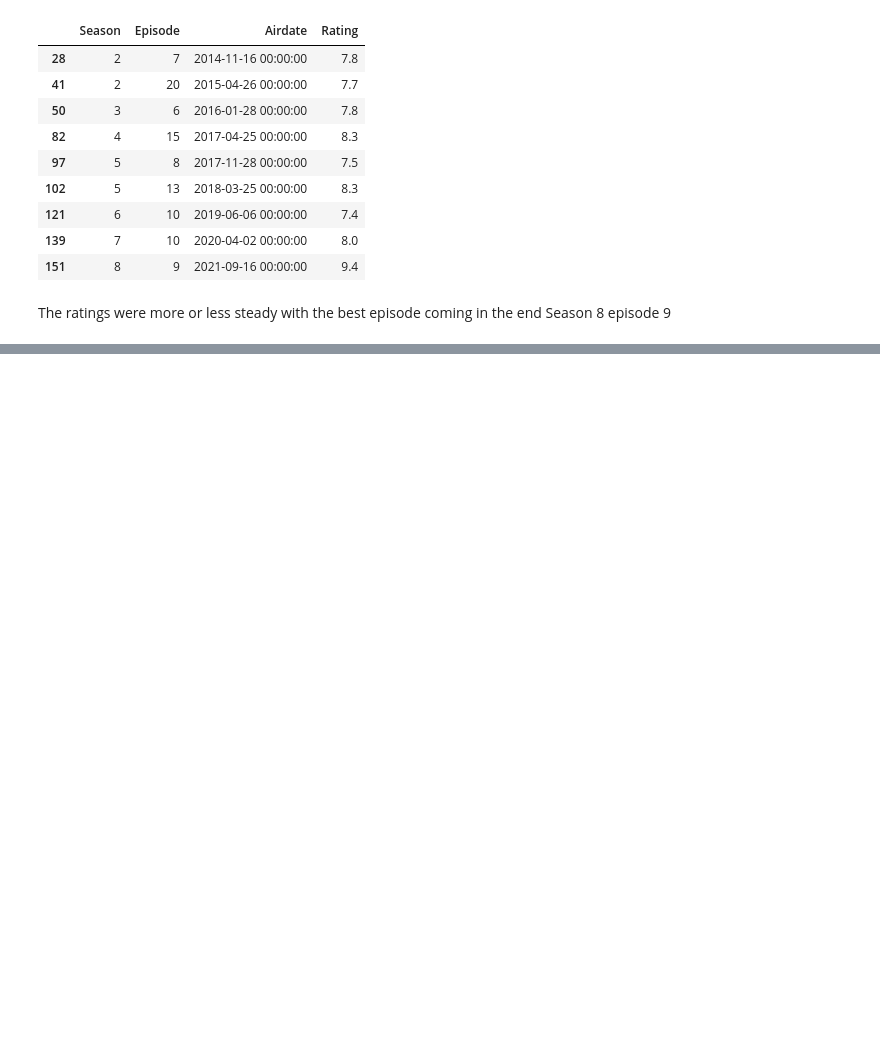
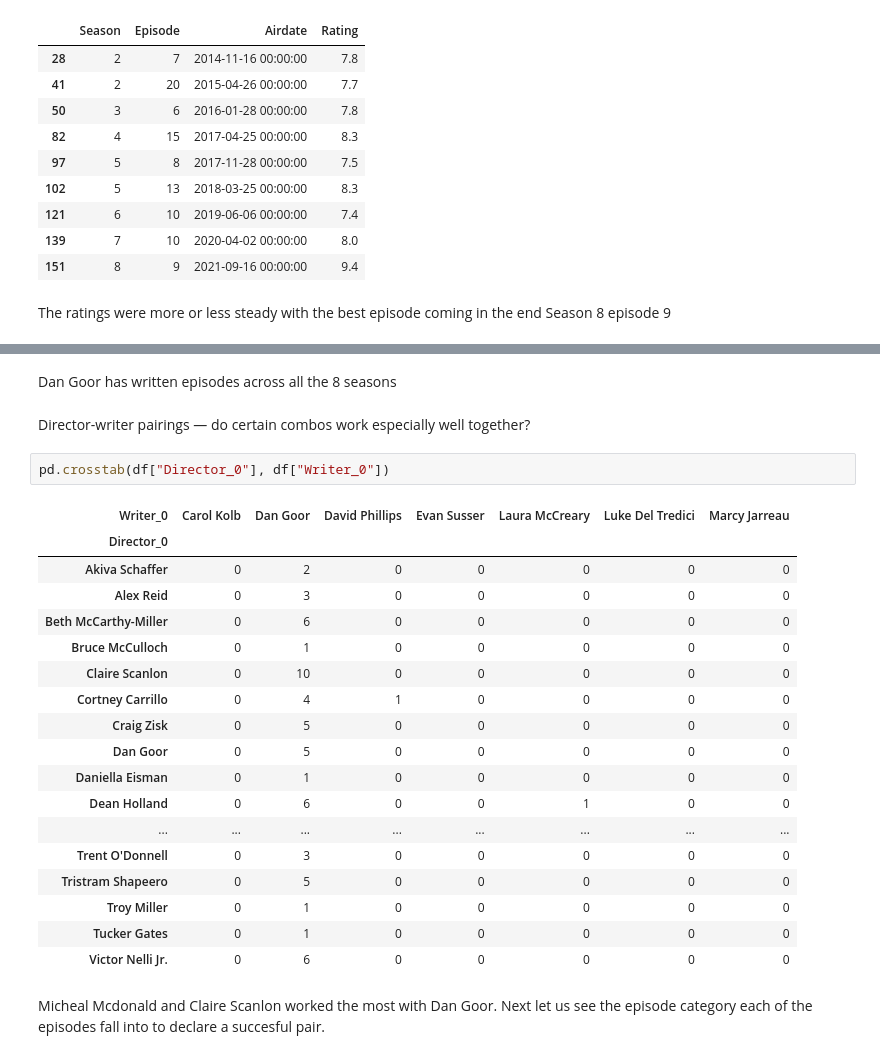
Before and after one commit to ishikabehera231096/brooklyn99-sql-analytics, a Jupyter notebook: notebook/brooklyn-nine-nine-analysis-with-crew.ipynb, the cells around one changed output, grey strips where cells are left out. Saved outputs shown, nothing was run; the diff lists cells and outputs as text; blank space fills up the shorter version.

```diff
--- a/notebook/brooklyn-nine-nine-analysis-with-crew.ipynb
+++ b/notebook/brooklyn-nine-nine-analysis-with-crew.ipynb
@@ -221,0 +260,27 @@ The ratings were more or less steady with the best episode coming in the end Sea
+# %% [markdown]
+Dan Goor has written episodes across all the 8 seasons
+# %% [markdown]
+Director-writer pairings — do certain combos work especially well together?
+# %%
+pd.crosstab(df["Director_0"], df["Writer_0"])
+# %% [output]
+| Writer_0 | Carol Kolb | Dan Goor | David Phillips | Evan Susser | Laura McCreary | Luke Del Tredici | Marcy Jarreau |
+| Director_0 |  |  |  |  |  |  |  |
+| Akiva Schaffer | 0 | 2 | 0 | 0 | 0 | 0 | 0 |
+| Alex Reid | 0 | 3 | 0 | 0 | 0 | 0 | 0 |
+| Beth McCarthy-Miller | 0 | 6 | 0 | 0 | 0 | 0 | 0 |
+| Bruce McCulloch | 0 | 1 | 0 | 0 | 0 | 0 | 0 |
+| Claire Scanlon | 0 | 10 | 0 | 0 | 0 | 0 | 0 |
+| Cortney Carrillo | 0 | 4 | 1 | 0 | 0 | 0 | 0 |
+| Craig Zisk | 0 | 5 | 0 | 0 | 0 | 0 | 0 |
+| Dan Goor | 0 | 5 | 0 | 0 | 0 | 0 | 0 |
+| Daniella Eisman | 0 | 1 | 0 | 0 | 0 | 0 | 0 |
+| Dean Holland | 0 | 6 | 0 | 0 | 1 | 0 | 0 |
+| ... | ... | ... | ... | ... | ... | ... | ... |
+| Trent O'Donnell | 0 | 3 | 0 | 0 | 0 | 0 | 0 |
+| Tristram Shapeero | 0 | 5 | 0 | 0 | 0 | 0 | 0 |
+| Troy Miller | 0 | 1 | 0 | 0 | 0 | 0 | 0 |
+| Tucker Gates | 0 | 1 | 0 | 0 | 0 | 0 | 0 |
+| Victor Nelli Jr. | 0 | 6 | 0 | 0 | 0 | 0 | 0 |
+# %% [markdown]
+Micheal Mcdonald and Claire Scanlon worked the most with Dan Goor. Next let us see the episode category each of the episodes fall into to declare a succesful pair.
```
Also changed, not shown: parts of 14 cells of this notebook.
